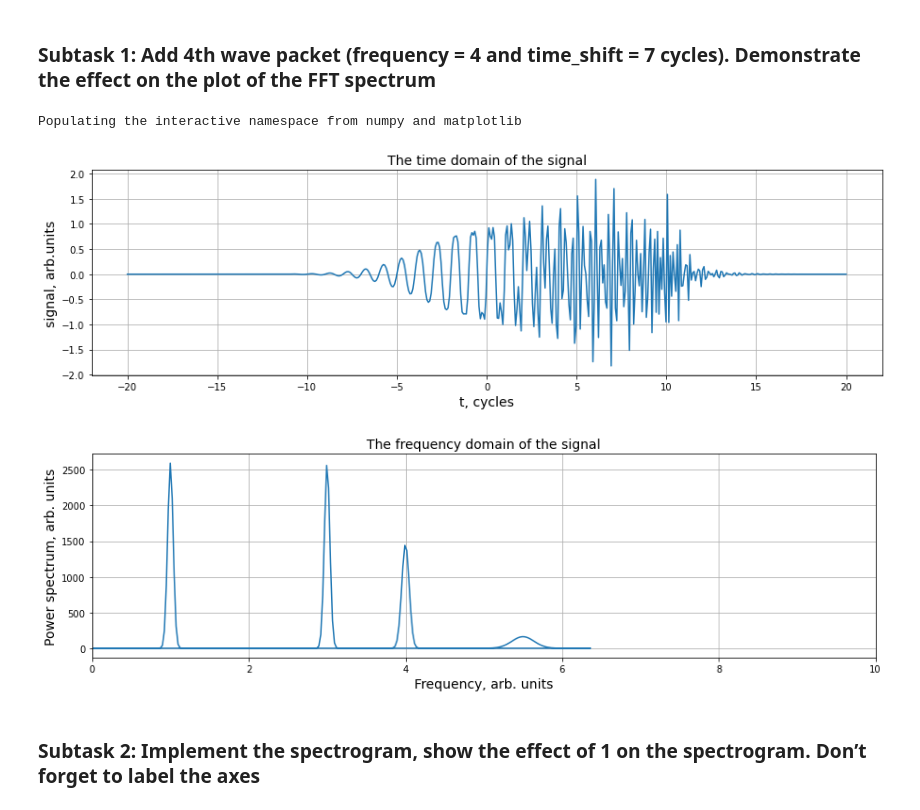
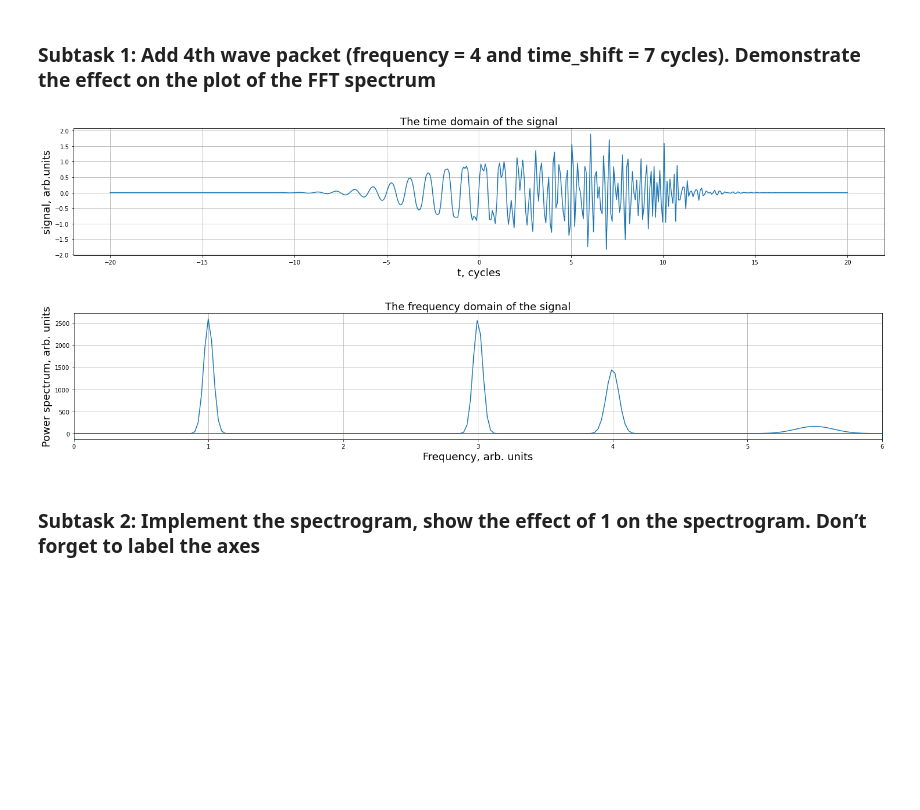
Before and after one commit to Skrikunov/HPPL_2020, a Jupyter notebook: Task 4: Spectrogram/Spectrogram.ipynb, the cells around one changed output. Drawn from its saved outputs; the diff is of its cells as text; code cells hidden in the pictures; blank space fills up the shorter version.

```diff
--- a/Task 4: Spectrogram/Spectrogram.ipynb
+++ b/Task 4: Spectrogram/Spectrogram.ipynb
@@ -3,55 +8,51 @@
 # %% [markdown]
 ### Subtask 1: Add 4th wave packet (frequency = 4 and time_shift = 7 cycles). Demonstrate the effect on the plot of the FFT spectrum
 # %%
-%pylab inline
 # generate the time space (time * 2 * pi)
 timeMin = -20
 timeMax = 20
 n_samples = 2**9
 t = 2 * pi * np.linspace(timeMin, timeMax, n_samples)
 
 # np.sin(F * t) * exp(-(t - t_shift)**2 / 2 / gain**2)
 # F - frequency [Hz]
 # t - time [cycles] - time * 2*pi
 # t_shift - time shift relating 0 (<0 - right; >0 - left) [cycles]
 # gain - decay rate: less gain - higher decay
+
 y = 0 # zero signal
 y += np.sin(1.0 * t) * exp(-(t - 0 * 2 * pi)**2 / 2 / 20**2) # 1st wawve packet
 y += np.sin(3.0 * t) * exp(-(t - 5 * 2 * pi)**2 / 2 / 20**2) # 2nd wawve packet
 y += np.sin(5.5 * t) * exp(-(t - 10 * 2 * pi)**2 / 2 /5**2)  # 3rd wawve packet
-
 y += np.sin(4.0 * t) * exp(-(t - 7 * 2 * pi)**2 / 2 / 15**2) # 4th wawve packet (added)
 
-
-
-plt.figure(figsize=(15, 4))
-plt.title('The time domain of the signal', fontsize=14);
+plt.figure(figsize=(25, 4))
+plt.title('The time domain of the signal', fontsize=18);
 plt.plot(t / 2 / pi, y)
 #xlim((-5, 500))
 #ylim(-0.1, 1)
-xlabel('t, cycles', fontsize=14)
-ylabel('signal, arb.units', fontsize=14)
+xlabel('t, cycles', fontsize=18)
+ylabel('signal, arb.units', fontsize=18)
 plt.grid()
 plt.show()
 # %% [output]
-Populating the interactive namespace from numpy and matplotlib
-[figure, old version]
+[figure, new version]
 # %%
 # Fourier spectrum
 spectrum = fft.fft(y) # get spectrum
 w = fft.fftfreq(len(y), d = (t[1]-t[0]) / 2 / pi) # len(y), sample space - get freq axis values
 
-plt.figure(figsize=(15, 4))
-plt.title('The frequency domain of the signal', fontsize=14)
+plt.figure(figsize=(25, 4))
+plt.title('The frequency domain of the signal', fontsize=18)
 plot(w, abs(spectrum)**2) # print symmetric spextrum around zero frequency
-xlim(0, 10)
+xlim(0, 6)
 #ylim(-0.1, 1)
-xlabel('Frequency, arb. units', fontsize=14)
-ylabel('Power spectrum, arb. units', fontsize=14)
+xlabel('Frequency, arb. units', fontsize=18)
+ylabel('Power spectrum, arb. units', fontsize=18)
 plt.grid()
 plt.show()
 # %% [output]
-[figure, old version]
+[figure, new version]
 # %% [markdown]
 ### Subtask 2: Implement the spectrogram, show the effect of 1 on the spectrogram. Don’t forget to label the axes
 # %%
```
Also changed, not shown: parts of 13 cells of this notebook, 12 other files.
